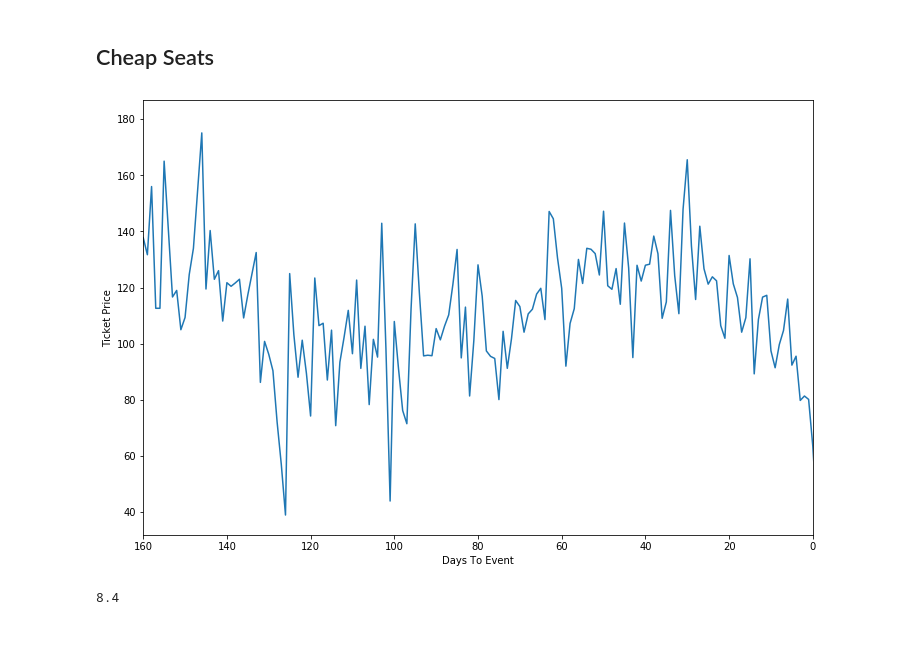
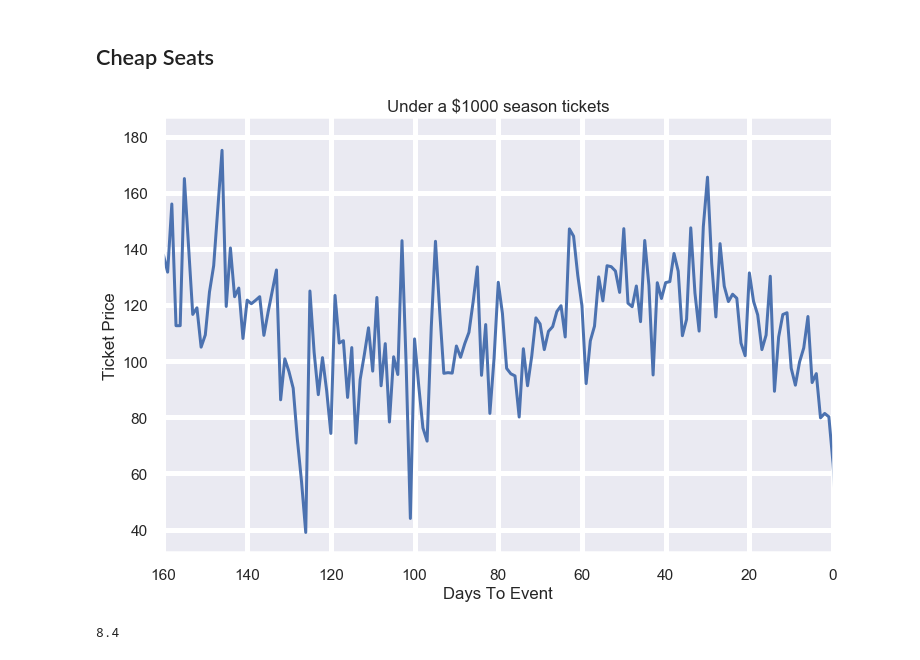
Before and after one commit to juanpi19/case_study, a Jupyter notebook: Case Study Analysis.ipynb, the cells around one changed output. Saved outputs shown, nothing was run; the diff lists cells and outputs as text; code cells hidden in the pictures.

```diff
--- a/Case Study Analysis.ipynb
+++ b/Case Study Analysis.ipynb
@@ -511,12 +531,16 @@ sections = ['Light Blue', 'Beige', 'Dark green', 'Light green', 'Yellow',
 
 
 plt.figure(figsize=(15,10))
+sns.set_theme()
+sns.set_context("poster", font_scale = .7, rc={"grid.linewidth": 5})
 
-c = ['blue', 'brown', 'dark green', 'green', 'yellow', 'brown', 'purple', 'purple', 'grey', 'yellow', 'grey', 'grey', 'grey']
+c = ['$620', '$720', '$820', '$850', '$950', '$1150', '$1220', '$1320', '$1740', '$2150', '$3150', '$3700', '$4200']
 
 
-barlist = sns.barplot(x='Section', y='Total Members', data=pd.DataFrame({'Section': sections, 'Total Members': total_amount_season_members }))
-plt.title("Number of Members based on each price code")
+barlist = sns.barplot(x='Section', y='Total Members', data=pd.DataFrame({'Section': c, 'Total Members': total_amount_season_members }))
+plt.title("Number of Members per price code", fontsize = 16)
+plt.ylabel("Total Members", fontsize = 14)
+plt.xlabel("Season tickets price codes", fontsize = 14)
 plt.text(-5, 60, '58330 Season Ticket Holders', fontsize = 18)
 
 plt.show()
@@ -530,8 +562,14 @@ profit = [6175032.088551345, 8063919.722065121, 7869387.7530904105, 694585.35994
          4943693.273814333, 1378355.3769087824, 3371502.916700331]
 
 plt.figure(figsize=(15,10))
+sns.set_context(font_scale=15)
 
-sns.barplot(x='Section', y='Total Profit', data=pd.DataFrame({'Section': sections, 'Total Profit': profit }))
-plt.title("Profit for each section")
+
+
+plot = sns.barplot(x='Section', y='Total Profit', data=pd.DataFrame({'Section': c, 'Total Profit': profit }))
+plot.yaxis.set_major_formatter(formatter)
+plt.xlabel("Season tickets price codes", fontsize=13)
+plt.ylabel("Total revenue", fontsize = 13)
+plt.title("Revenue for each price code", fontsize=16)
 plt.show()
 # %% [output]
@@ -632,34 +819,35 @@ cheap_tickets = data[(data['specific section'] == '301') | (data['specific secti
     | (data['specific section'] == '330') | (data['specific section'] == '331')
     | (data['specific section'] == '332') | (data['specific section'] == '334')
     | (data['specific section'] == '335') | (data['specific section'] == '347')
     | (data['specific section'] == '348') | (data['specific section'] == '349')
     | (data['specific section'] == '308') | (data['specific section'] == '309')
     | (data['specific section'] == '310') | (data['specific section'] == '315')
     | (data['specific section'] == '316') | (data['specific section'] == '317')
     | (data['specific section'] == '324') | (data['specific section'] == '325')
     | (data['specific section'] == '326') | (data['specific section'] == '336')
     | (data['specific section'] == '337') | (data['specific section'] == '338')
     | (data['specific section'] == '344') | (data['specific section'] == '345')
     | (data['specific section'] == '346') | (data['specific section'] == '351')
     | (data['specific section'] == '352') | (data['specific section'] == '311')
     | (data['specific section'] == '312') | (data['specific section'] == '313')
     | (data['specific section'] == '314') | (data['specific section'] == '339')
     | (data['specific section'] == '340') | (data['specific section'] == '341')
     | (data['specific section'] == '342') | (data['specific section'] == '343')
     | (data['specific section'] == '221') | (data['specific section'] == '222')
     | (data['specific section'] == '223') | (data['specific section'] == '224')
     | (data['specific section'] == '219') | (data['specific section'] == '220')
     | (data['specific section'] == '225') | (data['specific section'] == '226')
     | (data['specific section'] == '242')]
 
 
 plt.figure(figsize = (12,8))
 ax = sns.lineplot(data=cheap_tickets, x='Days To Event', y='Ticket Price', ci=None)
 
 ax.set_xlim(160, 0)
+plt.title("Under a $1000 season tickets")
 plt.show()
 # %% [output]
-[figure, old version]
+[figure, new version]
 # %%
 cheap_tickets['Ticket Price'].min()
 # %% [output]
```
Also changed, not shown: parts of 67 cells of this notebook.
